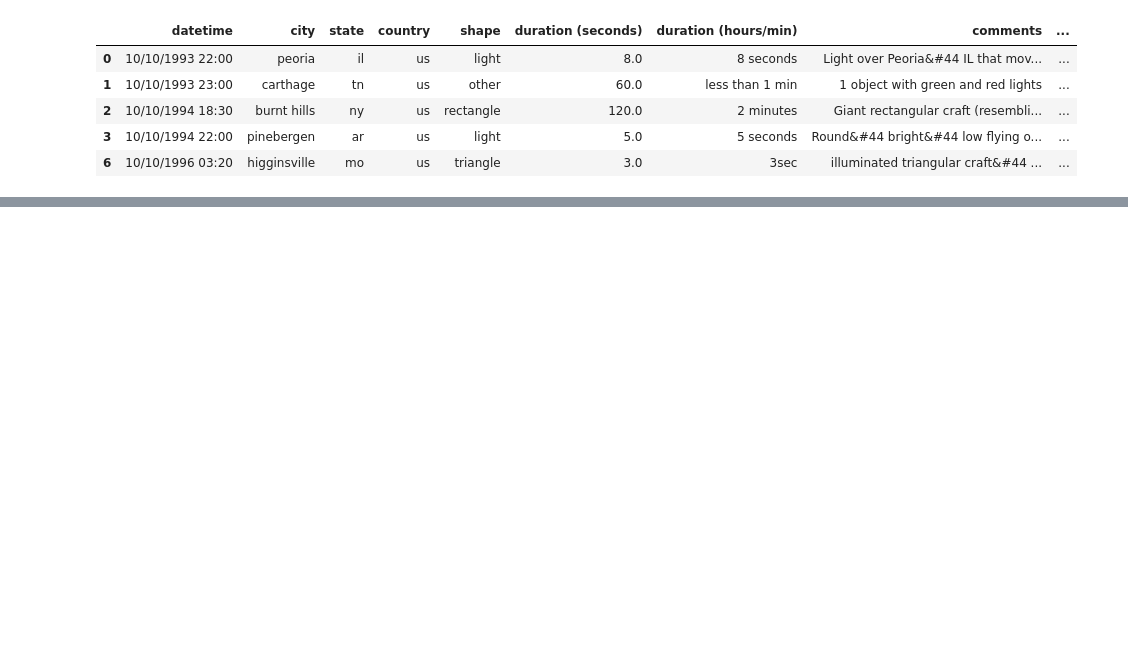
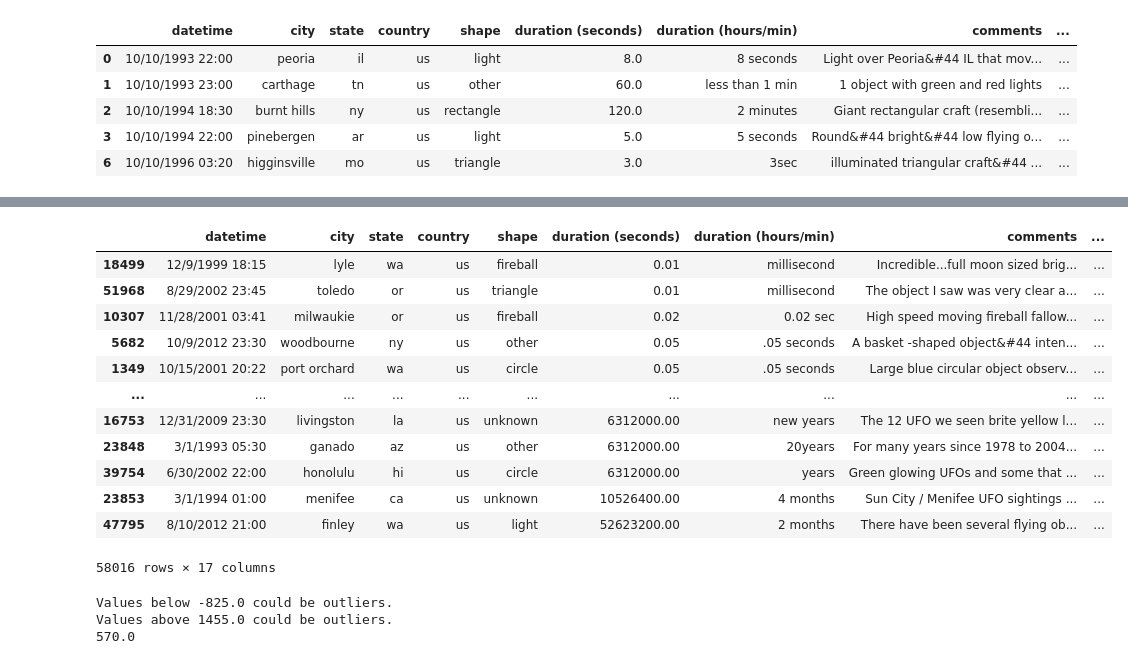
Before and after one commit to mmegancross/project-1-alien-analysis, a Jupyter notebook: UFO_shape_duration.ipynb, the cells around one changed output, grey strips where cells are left out. Cells and saved outputs as stored; diff of their text form; code cells hidden in the pictures; blank space fills up the shorter version.

```diff
--- a/UFO_shape_duration.ipynb
+++ b/UFO_shape_duration.ipynb
@@ -128,0 +146,13 @@ AttributeError: 'tuple' object has no attribute 'mean'
+# %%
+def drop_numerical_outliers(alien_duration_shape_df, z_thresh=3):
+    # Constrains will contain `True` or `False` depending on if it is a value below the threshold.
+    constrains = alien_duration_shape_df.select_dtypes(include=[np.number]) \
+        .apply(lambda x: np.abs(stats.zscore(x)) < z_thresh, reduce=False) \
+        .all(axis=1)
+    # Drop (inplace) values set to be rejected
+alien_duration_shape_df['hours'] = alien_duration_shape_df['duration (seconds)'] / 3600
+alien_duration_shape_df['convert_date']=pd.to_datetime(alien_duration_shape_df['date posted'])
+alien_clean=alien_duration_shape_df[alien_duration_shape_df['duration (seconds)']<2000]
+plot_columns = alien_clean[['date posted', 'hours']]
+plot_columns.plot(x='date posted', y='hours', rot=90, kind='line')
+#plot_columns['datetime']
@@ -128,0 +189,32 @@ AttributeError: 'tuple' object has no attribute 'mean'
+# %%
+# sort durationn (seconds) ascending order
+alien_duration_shape_df.sort_values ('duration (seconds)', ascending =True)
+# %% [output]
+|  | datetime | city | state | country | shape | duration (seconds) | duration (hours/min) | comments | ... |
+| 18499 | 12/9/1999 18:15 | lyle | wa | us | fireball | 0.01 | millisecond | Incredible...full moon sized brig... | ... |
+| 51968 | 8/29/2002 23:45 | toledo | or | us | triangle | 0.01 | millisecond | The object I saw was very clear a... | ... |
+| 10307 | 11/28/2001 03:41 | milwaukie | or | us | fireball | 0.02 | 0.02 sec | High speed moving fireball fallow... | ... |
+| 5682 | 10/9/2012 23:30 | woodbourne | ny | us | other | 0.05 | .05 seconds | A basket -shaped object&#44 inten... | ... |
+| 1349 | 10/15/2001 20:22 | port orchard | wa | us | circle | 0.05 | .05 seconds | Large blue circular object observ... | ... |
+| ... | ... | ... | ... | ... | ... | ... | ... | ... | ... |
+| 16753 | 12/31/2009 23:30 | livingston | la | us | unknown | 6312000.00 | new years | The 12 UFO we seen brite yellow l... | ... |
+| 23848 | 3/1/1993 05:30 | ganado | az | us | other | 6312000.00 | 20years | For many years since 1978 to 2004... | ... |
+| 39754 | 6/30/2002 22:00 | honolulu | hi | us | circle | 6312000.00 | years | Green glowing UFOs and some that ... | ... |
+| 23853 | 3/1/1994 01:00 | menifee | ca | us | unknown | 10526400.00 | 4 months | Sun City / Menifee UFO sightings ... | ... |
+| 47795 | 8/10/2012 21:00 | finley | wa | us | light | 52623200.00 | 2 months | There have been several flying ob... | ... |
+58016 rows × 17 columns
+# %%
+#find outliers
+q1=alien_duration_shape_df['duration (seconds)'].quantile(0.25)
+q3=alien_duration_shape_df['duration (seconds)'].quantile(0.75)
+IQR=q3-q1
+lowquebond=q1-1.5*IQR
+highquebond=q3+1.5*IQR
+
+print(f"Values below {lowquebond} could be outliers.")
+print(f"Values above {highquebond} could be outliers.")
+print(IQR)
+# %% [output]
+Values below -825.0 could be outliers.
+Values above 1455.0 could be outliers.
+570.0
```
Also changed, not shown: parts of 15 cells of this notebook, 4 other files.
